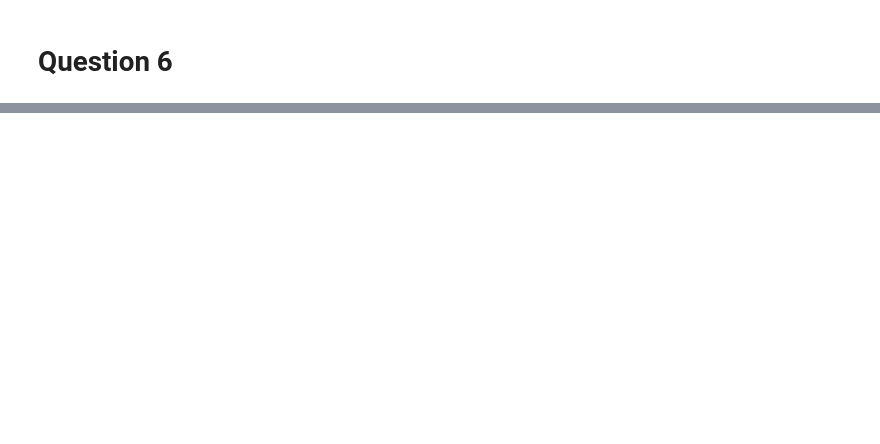
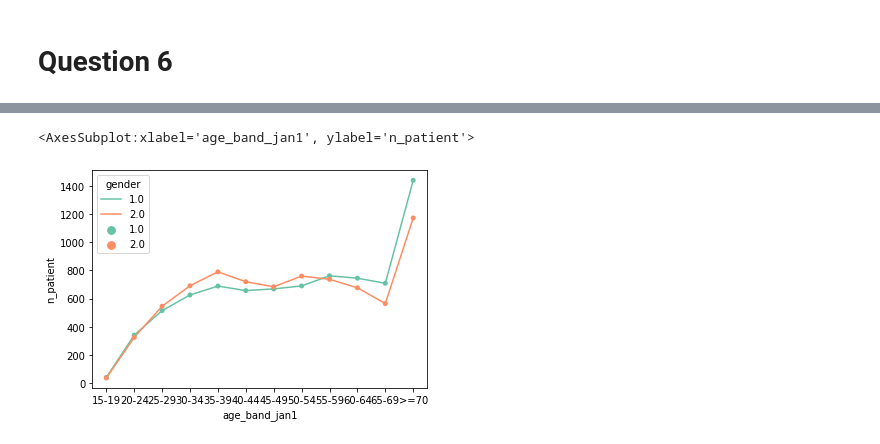
Before and after one commit to ahmed-isar/IBD-disease, a Jupyter notebook: solution.ipynb, the cells around one changed output, grey strips where cells are left out. Saved outputs shown, nothing was run; the diff lists cells and outputs as text; code cells hidden in the pictures; blank space fills up the shorter version.

```diff
--- a/solution.ipynb
+++ b/solution.ipynb
@@ -218,2 +258,8 @@ data_q4.rese
 # %% [markdown]
 # Question 6
+# %%
+data_q6 = data[['gender', 'diagnosis', 'age_band_jan1']].copy()
+data_q6 = data_q6[data_q6.diagnosis == 2]
+data_q6 = data_q6.groupby(['age_band_jan1', 'gender']).count().reset_index()
+data_q6.columns = [*data_q6.columns[:-1], 'n_patient']
+data_q6
@@ -219,0 +284,6 @@ data_q4.rese
+# %%
+sns.lineplot(data=data_q6, x='age_band_jan1', y='n_patient', hue='gender', palette='Set2')
+sns.stripplot(data=data_q6, x='age_band_jan1', y='n_patient', hue='gender', jitter=False, palette='Set2')
+# %% [output]
+<AxesSubplot:xlabel='age_band_jan1', ylabel='n_patient'>
+[figure, added]
```
Also changed, not shown: parts of 6 cells of this notebook.
